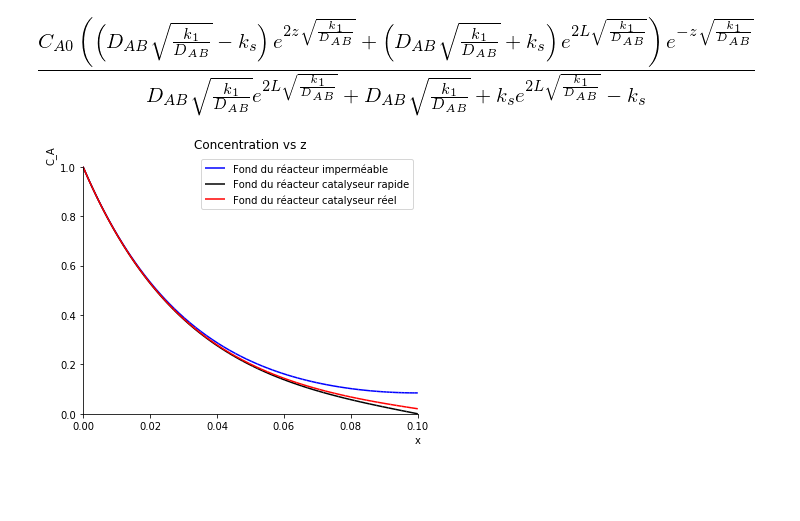
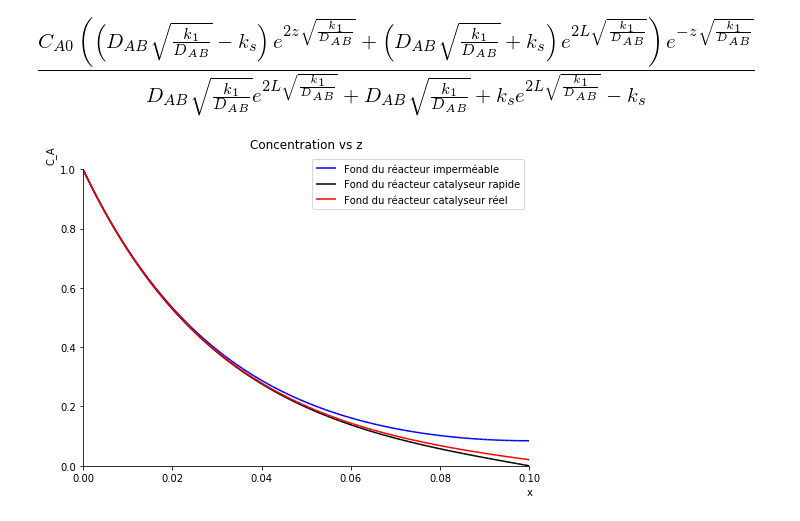
Before and after one commit to pierreproulx/GCH200, a Jupyter notebook: Chap-18-Section-18-4.ipynb, the cells around one changed output. Cells and saved outputs as stored; diff of their text form; code cells hidden in the pictures; blank space fills up the shorter version.

```diff
--- a/Chap-18-Section-18-4.ipynb
+++ b/Chap-18-Section-18-4.ipynb
@@ -136,21 +136,21 @@ display(C_A3.simplify())
 # %%
 #
 # On peut maintenant tracer, en donnant des valeurs pour les paramètres.
 #
 dico={'D_AB':1.e-10,'C_A0':1,'L':0.1,'k_1':1.e-7,'k_s':1e-8}
 C_A1p=C_A1.subs(dico).evalf()
 C_A2p=C_A2.subs(dico).evalf()
 C_A3p=C_A3.subs(dico).evalf()
 import matplotlib.pyplot as plt
-plt.rcParams['figure.figsize']=6,5
+plt.rcParams['figure.figsize']=8,6
 p=sp.plot((C_A1p,(z,0,L.subs(dico))),(C_A2p,(z,0,L.subs(dico))),(C_A3p,(z,0,L.subs(dico))),
         title='Concentration vs z',ylabel='C_A',show=False,legend=True)
 p[0].line_color = 'blue'
 p[0].label='Fond du réacteur imperméable'
 p[1].line_color = 'black'
 p[1].label='Fond du réacteur catalyseur rapide'
 p[2].line_color = 'red'
 p[2].label='Fond du réacteur catalyseur réel'
 p.show()
 # %% [output]
-[figure, old version]
+[figure, new version]
```
Also changed, not shown: 8 other files.
